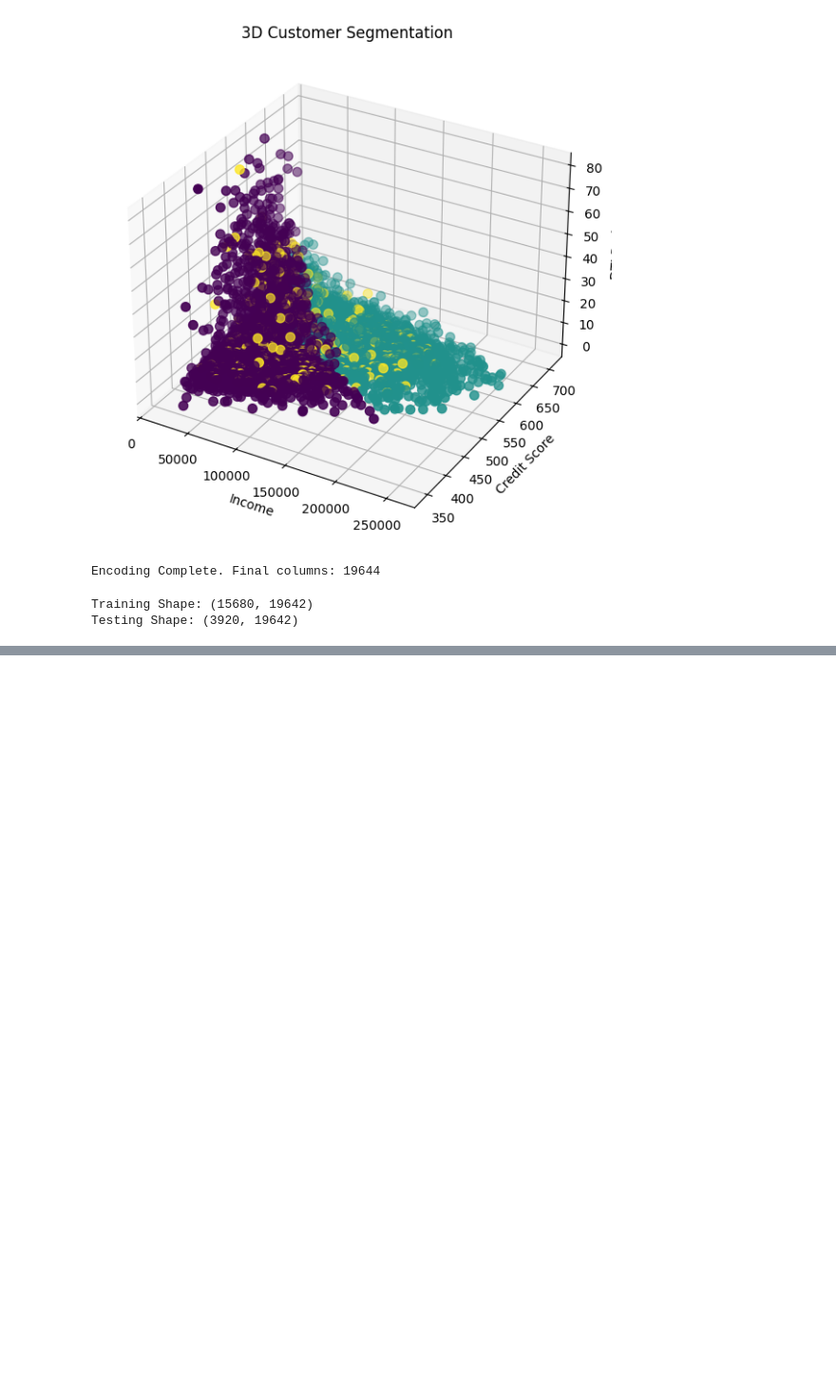
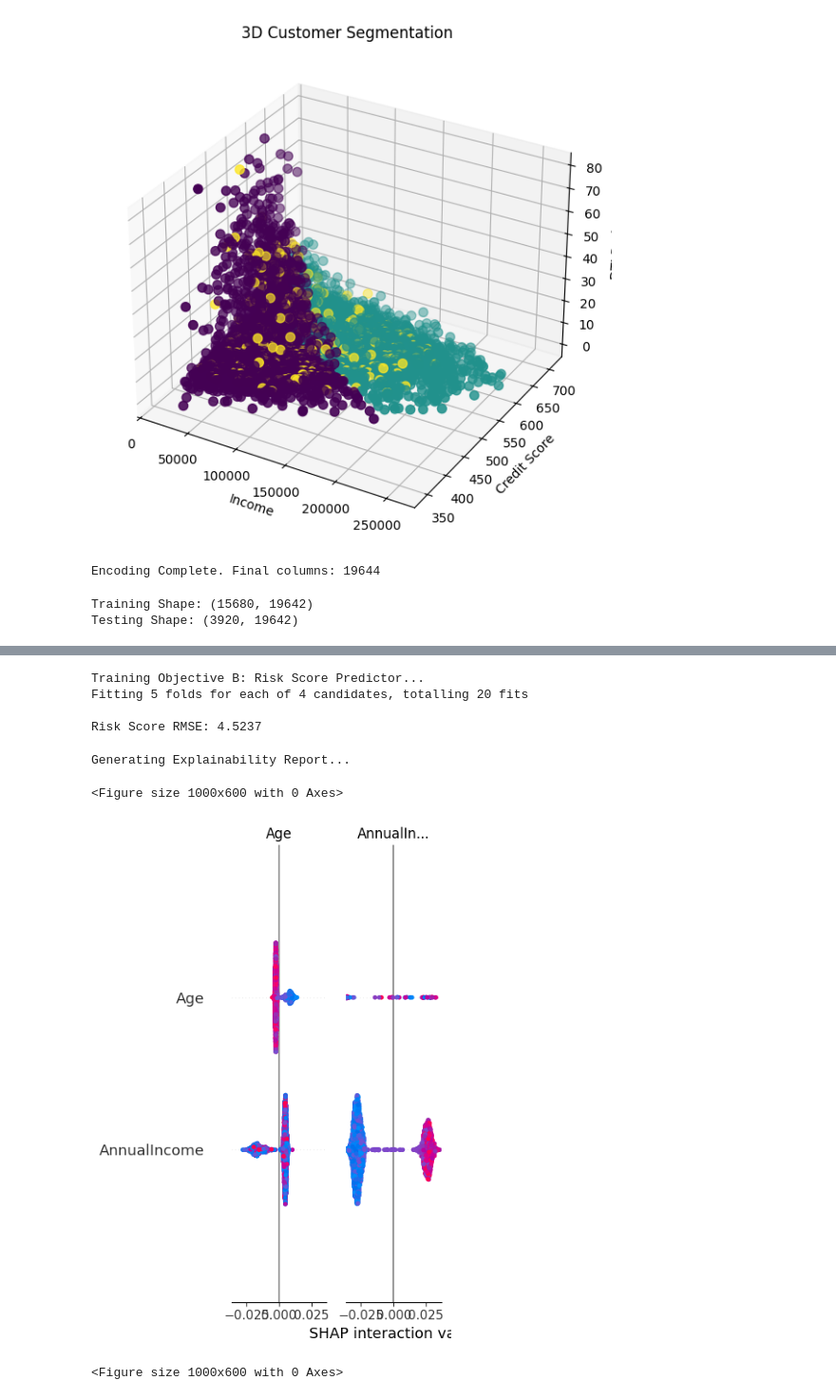
Before and after one commit to AnujanN/Financial-Risk-Modeling, a Jupyter notebook: Loan_Analysis 2.ipynb, the cells around one changed output, grey strips where cells are left out. Shown at 95% size. Drawn from its saved outputs; the diff is of its cells as text; code cells hidden in the pictures; blank space fills up the shorter version.

```diff
--- a/Loan_Analysis 2.ipynb
+++ b/Loan_Analysis 2.ipynb
@@ -139,6 +139,9 @@ plt.show()
 # %%
 # Cell 7: Encoding
 df_encoded = df_clean.copy()
+
+# Drop ApplicationDate before encoding (it creates too many columns and is not used as a feature)
+df_encoded = df_encoded.drop('ApplicationDate', axis=1)
 
 # 1. Ordinal Encoding for Education (Order matters)
 education_map = {'High School': 0, 'Bachelor': 1, 'Master': 2, 'PhD': 3}
@@ -175,0 +223,77 @@ Testing Shape: (3920, 19642)
+# %%
+# Cell 10: Regression Pipeline (Objective B: Risk Score)
+print("Training Objective B: Risk Score Predictor...")
+
+# Define y (Target B)
+y_reg = df_encoded['RiskScore']
+
+# Split (No stratify for regression usually, but random_state must match X setup)
+X_train_reg, X_test_reg, y_train_reg, y_test_reg = train_test_split(
+    X, y_reg, test_size=0.2, random_state=42
+)
+
+# 1. Define Pipeline (Scale -> Model) - No SMOTE for Regression
+pipeline_reg = Pipeline([
+    ('scaler', StandardScaler()),
+    ('model', RandomForestRegressor(random_state=42))
+])
+
+# 2. Hyperparameters
+param_grid_reg = {
+    'model__n_estimators': [100, 200],
+    'model__max_depth': [10, 20]
+}
+
+# 3. Grid Search
+cv_reg = KFold(n_splits=5, shuffle=True, random_state=42)
+grid_reg = GridSearchCV(pipeline_reg, param_grid_reg, cv=cv_reg, scoring='neg_root_mean_squared_error', n_jobs=-1, verbose=1)
+
+grid_reg.fit(X_train_reg, y_train_reg)
+best_model_reg = grid_reg.best_estimator_
+
+# 4. Evaluation
+y_pred_reg = best_model_reg.predict(X_test_reg)
+rmse = np.sqrt(mean_squared_error(y_test_reg, y_pred_reg))
+print(f"\nRisk Score RMSE: {rmse:.4f}")
+# %% [output]
+Training Objective B: Risk Score Predictor...
+Fitting 5 folds for each of 4 candidates, totalling 20 fits
+
+Risk Score RMSE: 4.5237
+# %%
+# Cell 11: SHAP Analysis
+print("Generating Explainability Report...")
+
+# We need to access the specific step in the pipeline for SHAP
+# For the Classification model:
+rf_model = best_model_class.named_steps['model']
+
+# We also need the transformed data (Scaled)
+# Since pipeline does scaling internally, we manually scale X_test for SHAP
+scaler = best_model_class.named_steps['scaler']
+X_test_scaled = pd.DataFrame(scaler.transform(X_test_class), columns=X.columns)
+
+# Create Explainer and compute SHAP values for test data
+explainer = shap.TreeExplainer(rf_model)
+shap_values = explainer.shap_values(X_test_scaled)
+
+# For binary classification, shap_values is a list [class_0, class_1]
+# We use class_1 (approved loans) for interpretation
+shap_values_class1 = shap_values[1] if isinstance(shap_values, list) else shap_values
+
+# Summary Plot (Bar)
+plt.figure(figsize=(10, 6))
+shap.summary_plot(shap_values_class1, X_test_scaled, plot_type="bar", show=False)
+plt.tight_layout()
+plt.show()
+
+# Detailed Beeswarm plot
+plt.figure(figsize=(10, 6))
+shap.summary_plot(shap_values_class1, X_test_scaled, show=False)
+plt.tight_layout()
+plt.show()
+# %% [output]
+Generating Explainability Report...
+<Figure size 1000x600 with 0 Axes>
+[figure, added]
+<Figure size 1000x600 with 0 Axes>
```
Also changed, not shown: parts of 2 cells of this notebook.
